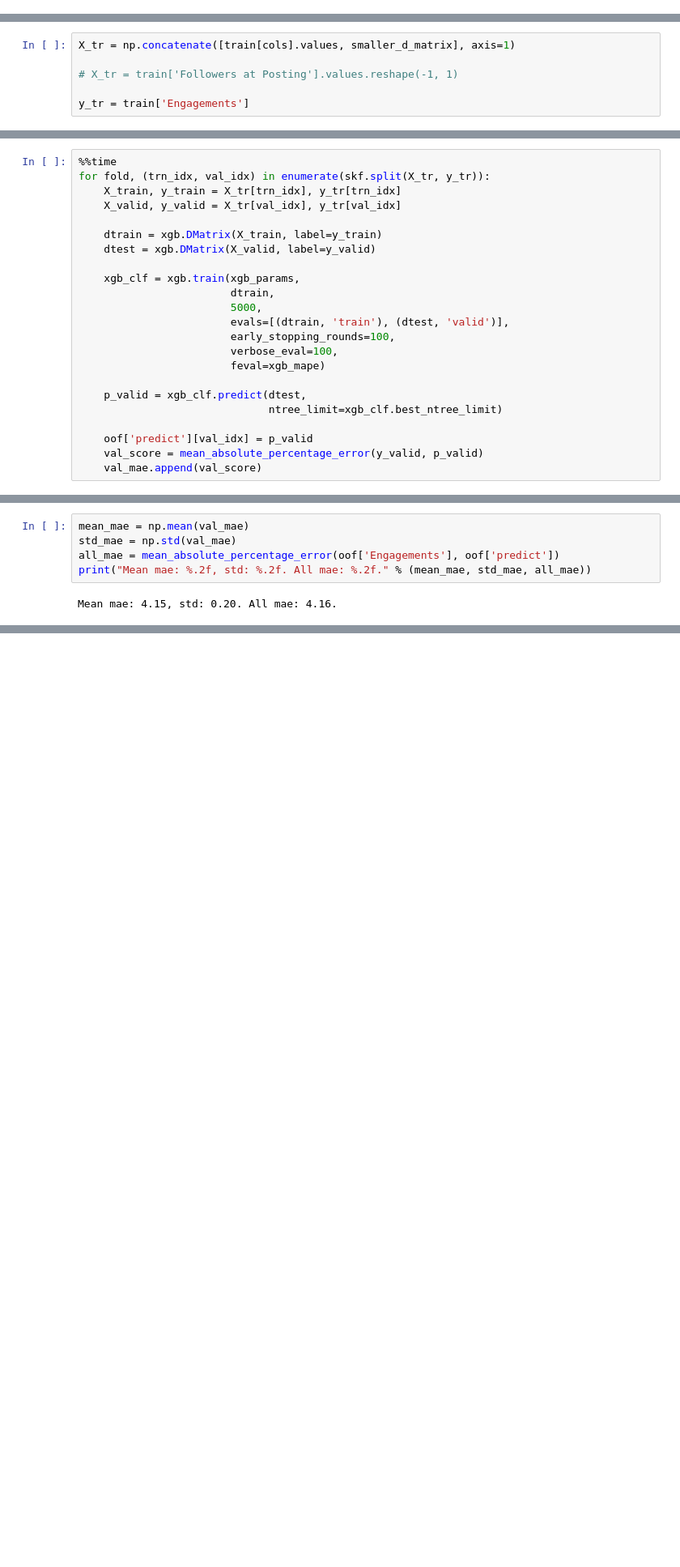
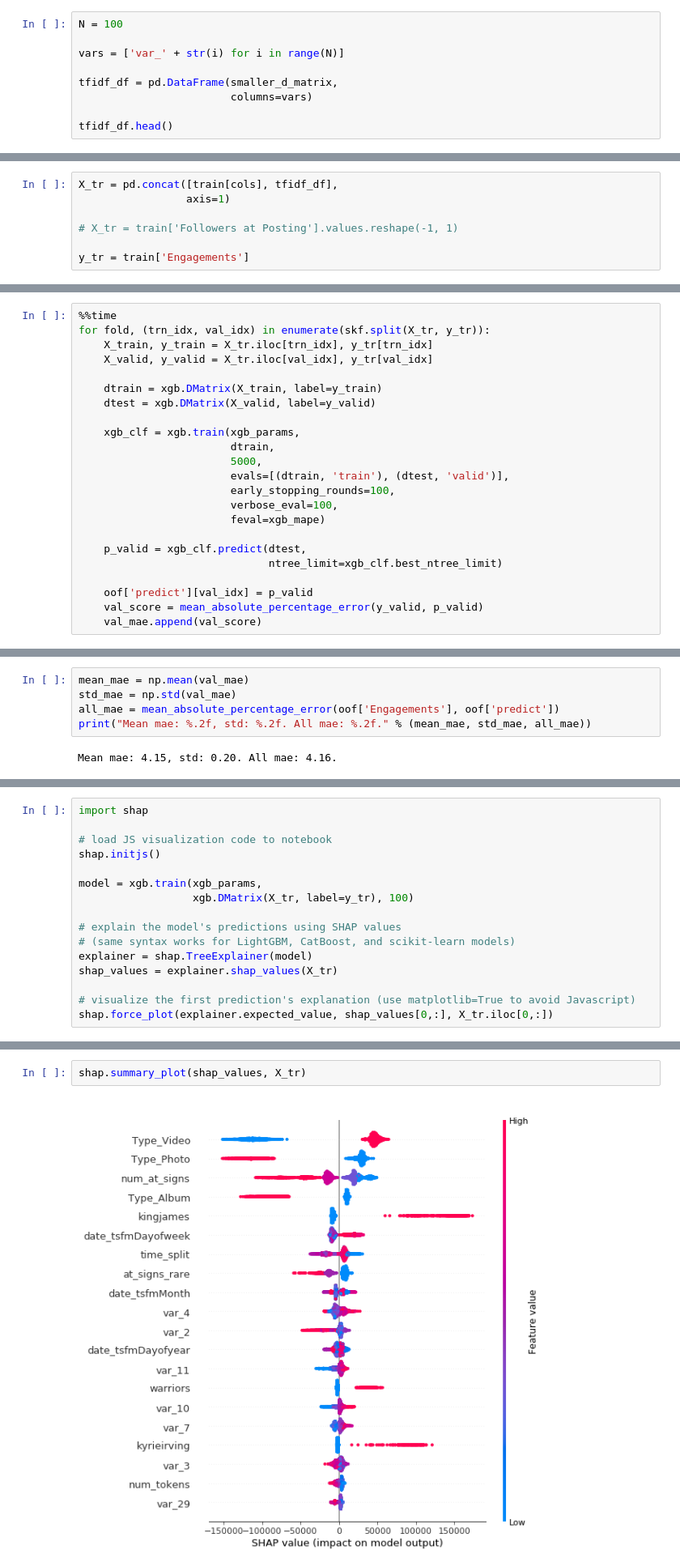
Before and after one commit to wjensheng/nba, a Jupyter notebook: nba_model.ipynb, the cells around one changed output, grey strips where cells are left out. Shown at 81% size. Saved outputs shown, nothing was run; the diff lists cells and outputs as text; blank space fills up the shorter version.

Commit message:
added shap

```diff
--- a/nba_model.ipynb
+++ b/nba_model.ipynb
@@ -159,3 +159,12 @@ len(cols)
 # train[cols].head()
 # %% [output]
 175
+# %%
+N = 100
+
+vars = ['var_' + str(i) for i in range(N)]
+
+tfidf_df = pd.DataFrame(smaller_d_matrix,
+                        columns=vars)
+
+tfidf_df.head()
@@ -162,5 +179,6 @@ len(cols)
 # %%
-X_tr = np.concatenate([train[cols].values, smaller_d_matrix], axis=1)
+X_tr = pd.concat([train[cols], tfidf_df],
+                 axis=1)
 
 # X_tr = train['Followers at Posting'].values.reshape(-1, 1)
 
@@ -198,8 +216,8 @@ xgb_params = {'objective': 'reg:squarederror',
 # %%
 %%time
 for fold, (trn_idx, val_idx) in enumerate(skf.split(X_tr, y_tr)):
-    X_train, y_train = X_tr[trn_idx], y_tr[trn_idx]
-    X_valid, y_valid = X_tr[val_idx], y_tr[val_idx]
+    X_train, y_train = X_tr.iloc[trn_idx], y_tr[trn_idx]
+    X_valid, y_valid = X_tr.iloc[val_idx], y_tr[val_idx]
 
     dtrain = xgb.DMatrix(X_train, label=y_train)
     dtest = xgb.DMatrix(X_valid, label=y_valid)
@@ -245,0 +266,16 @@ Mean mae: 4.15, std: 0.20. All mae: 4.16.
+# %%
+import shap
+
+# load JS visualization code to notebook
+shap.initjs()
+
+model = xgb.train(xgb_params,
+                  xgb.DMatrix(X_tr, label=y_tr), 100)
+
+# explain the model's predictions using SHAP values
+# (same syntax works for LightGBM, CatBoost, and scikit-learn models)
+explainer = shap.TreeExplainer(model)
+shap_values = explainer.shap_values(X_tr)
+
+# visualize the first prediction's explanation (use matplotlib=True to avoid Javascript)
+shap.force_plot(explainer.expected_value, shap_values[0,:], X_tr.iloc[0,:])
@@ -245,0 +285,4 @@ Mean mae: 4.15, std: 0.20. All mae: 4.16.
+# %%
+shap.summary_plot(shap_values, X_tr)
+# %% [output]
+[figure, added]
```
Also changed, not shown: parts of 5 cells of this notebook.
